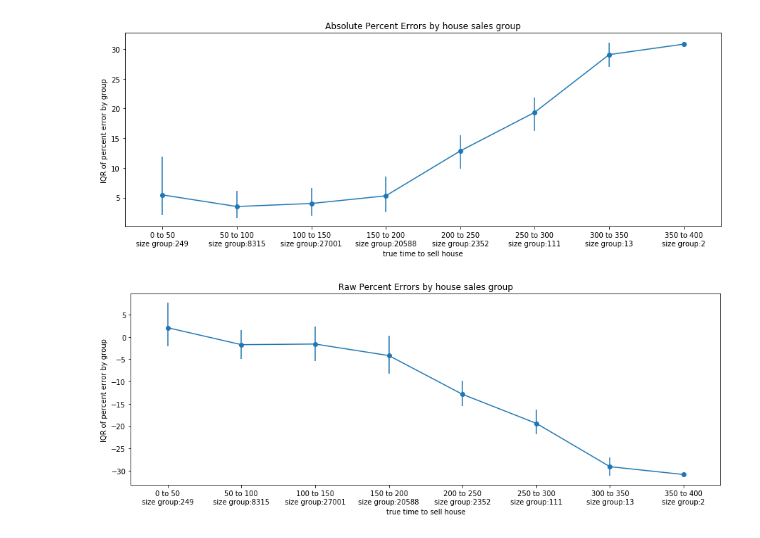
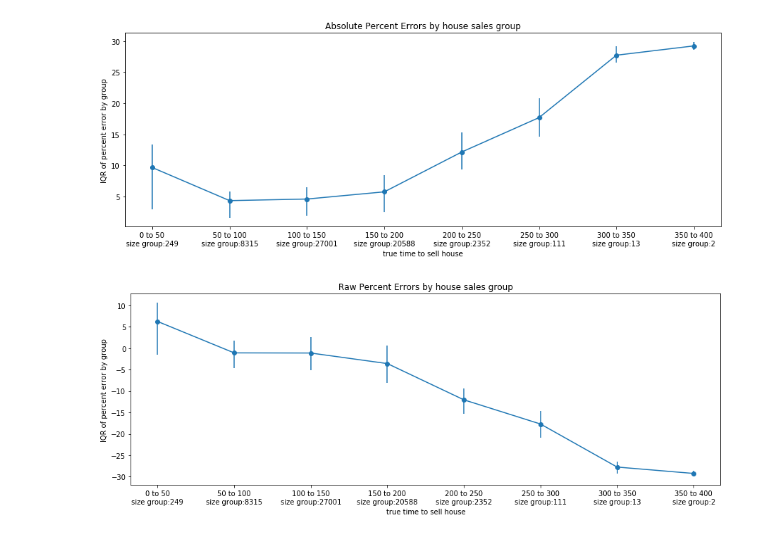
Before and after one commit to leedtan/LeeTanData, a Jupyter notebook: SimpleML_HouseSales/HousePredictions.ipynb, the cells around one changed output. Drawn from its saved outputs; the diff is of its cells as text; code cells hidden in the pictures.

Commit message:
reorganizie visualization code at end

```diff
--- a/SimpleML_HouseSales/HousePredictions.ipynb
+++ b/SimpleML_HouseSales/HousePredictions.ipynb
@@ -312,53 +322,67 @@ visualize_walkforward_optimization_performance(validation_losses)
 # %%
-def plot_by_group(yhat_all, val_Y_all, increment = 50, metric='abs'):
+def plot_by_group(yhat_all, val_Y_all, increment=50, metric='abs'):
 
+    # Either plot absolute error by group or directional error by group.
     if metric == 'abs':
-        err = np.abs((yhat_all - val_Y_all)/val_Y_all)
+        err = np.abs((yhat_all - val_Y_all) / val_Y_all)
         title = "Absolute Percent Errors by house sales group"
     else:
-        err = (yhat_all - val_Y_all)/val_Y_all
+        err = (yhat_all - val_Y_all) / val_Y_all
         title = "Raw Percent Errors by house sales group"
 
+    # group by distances of increment
     true_bin = ((val_Y_all // increment) + 1) * increment
     err_bins = {}
+
+    # Place errors into appropriate bins
     for pe, tb in zip(err, true_bin):
         if not tb in err_bins.keys():
             err_bins[tb] = []
         err_bins[tb] += [pe * 100]
 
+    # Sort keys (bins) and organize error lists
     err_list = [err_bins[key] for key in sorted(err_bins)]
-    medians = [np.median(err_list[idx]) for idx in range(len(err_list))]
+
+    #Calculate means and Interquartile ranges
+    medians = [np.mean(err_list[idx]) for idx in range(len(err_list))]
     q25s = [np.percentile(err_list[idx], 25) for idx in range(len(err_list))]
     q75s = [np.percentile(err_list[idx], 75) for idx in range(len(err_list))]
-    keys = [key for key in sorted(err_bins)]
-    _, ax = plt.subplots(nrows=1, ncols=1, sharex=True, figsize=(15,5))
 
+    keys = sorted(err_bins)
+
+    # create blank graph and graph the axis variable
+    _, ax = plt.subplots(figsize=(15, 5))
+
+    # label axes
     ax.set(
         xlabel='true time to sell house',
         ylabel='IQR of percent error by group',
         title=title)
 
-    # Add std deviation bars to the previous plot
+    # Add std deviation bars to the plot
     ax.errorbar(
         keys,
         medians,
         yerr=[[medians[i] - q25s[i] for i in range(len(medians))],
               [q75s[i] - medians[i] for i in range(len(medians))]],
         fmt='-o')
+
+    # set where xticks should occur
+    ax.set_xticks(keys)
+
+    # Label the x-ticks
     xticks = [
-        str(key - 50)[:-2] + ' to ' + str(key)[:-2] + '\n' + 'size group:' + str(len(err_list[idx]))
-        for idx, key in enumerate(sorted(err_bins))
+        str(key - 50)[:-2] + ' to ' + str(key)[:-2] + '\n' + 'size group:' +
+        str(len(err_list[idx])) for idx, key in enumerate(sorted(err_bins))
     ]
-    ax.set_xlim([keys[0] - increment/2, keys[-1] + increment/2])
-    ax.set_xticks(np.arange(np.min(keys), np.max(keys) + 1, increment))
     ax.set_xticklabels(xticks)
+
     plt.show()
-    return err_bins
 # %%
-err_bins = plot_by_group(yhat_all, val_Y_all)
+plot_by_group(yhat_all, val_Y_all)
 # %% [output]
-[figure, old version]
+[figure, new version]
 # %%
-err_bins = plot_by_group(yhat_all, val_Y_all, metric='raw')
+plot_by_group(yhat_all, val_Y_all, metric='raw')
 # %% [output]
-[figure, old version]
+[figure, new version]
```
Also changed, not shown: parts of 3 cells of this notebook, 1 other file.
